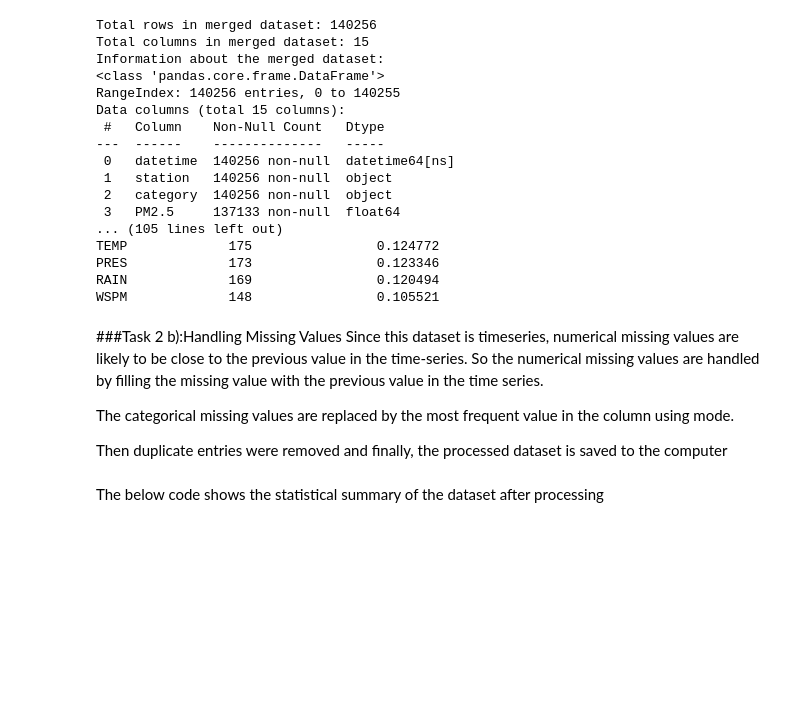
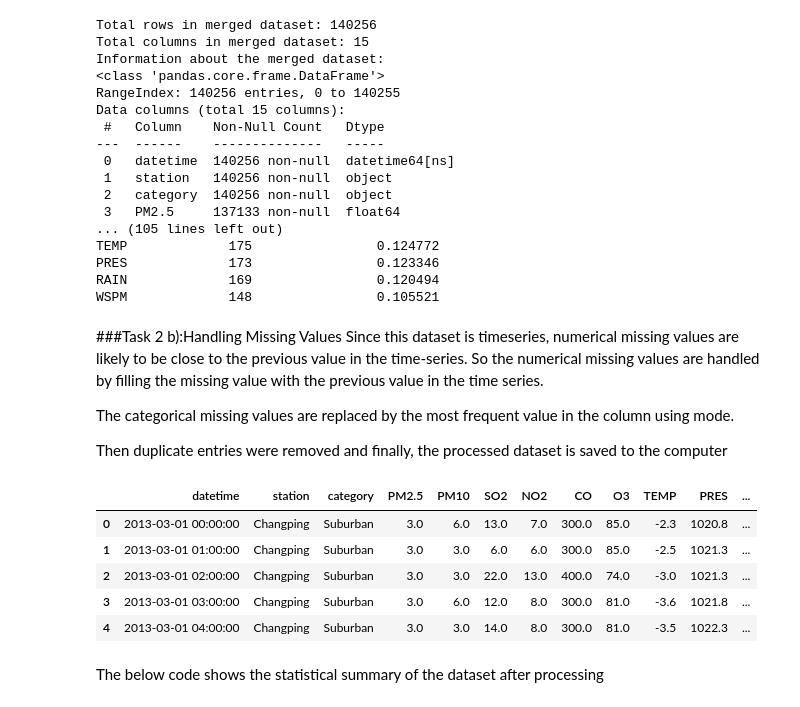
Before and after one commit to pasancardiffmet/CMP7005-PRAC1, a Jupyter notebook: ST20319008_CMP7005_PRAC1.ipynb, the cells around one changed output. Cells and saved outputs as stored; diff of their text form; code cells hidden in the pictures; blank space fills up the shorter version.

```diff
--- a/ST20319008_CMP7005_PRAC1.ipynb
+++ b/ST20319008_CMP7005_PRAC1.ipynb
@@ -132,6 +132,16 @@ merged_df.drop_duplicates()
 merged_df
 # Save the processed merged dataset
 merged_df.to_csv('merged_beijing_air_quality.csv', index=False)
+# %%
+#Visualising the dataset
+merged_df.head()
+# %% [output]
+|  | datetime | station | category | PM2.5 | PM10 | SO2 | NO2 | CO | O3 | TEMP | PRES | ... |
+| 0 | 2013-03-01 00:00:00 | Changping | Suburban | 3.0 | 6.0 | 13.0 | 7.0 | 300.0 | 85.0 | -2.3 | 1020.8 | ... |
+| 1 | 2013-03-01 01:00:00 | Changping | Suburban | 3.0 | 3.0 | 6.0 | 6.0 | 300.0 | 85.0 | -2.5 | 1021.3 | ... |
+| 2 | 2013-03-01 02:00:00 | Changping | Suburban | 3.0 | 3.0 | 22.0 | 13.0 | 400.0 | 74.0 | -3.0 | 1021.3 | ... |
+| 3 | 2013-03-01 03:00:00 | Changping | Suburban | 3.0 | 6.0 | 12.0 | 8.0 | 300.0 | 81.0 | -3.6 | 1021.8 | ... |
+| 4 | 2013-03-01 04:00:00 | Changping | Suburban | 3.0 | 3.0 | 14.0 | 8.0 | 300.0 | 81.0 | -3.5 | 1022.3 | ... |
 # %% [markdown]
 The below code shows the statistical summary of the dataset after processing
 # %%
```
Also changed, not shown: parts of 2 cells of this notebook.
